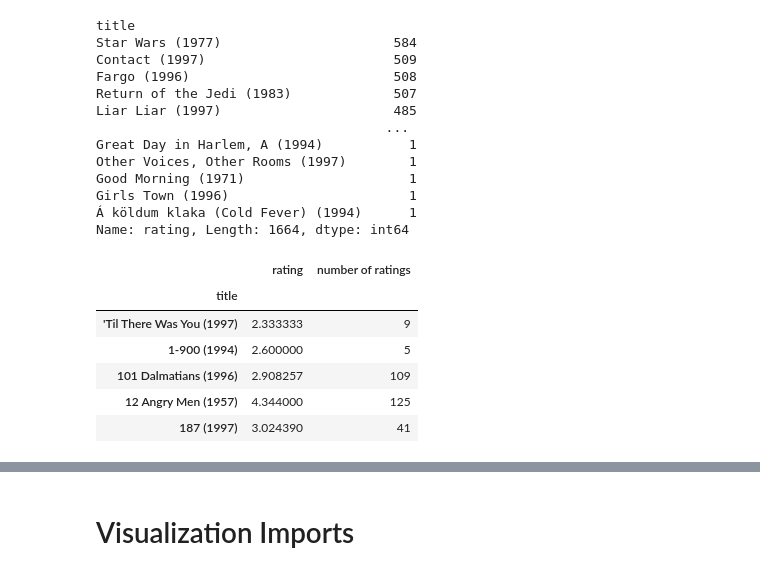
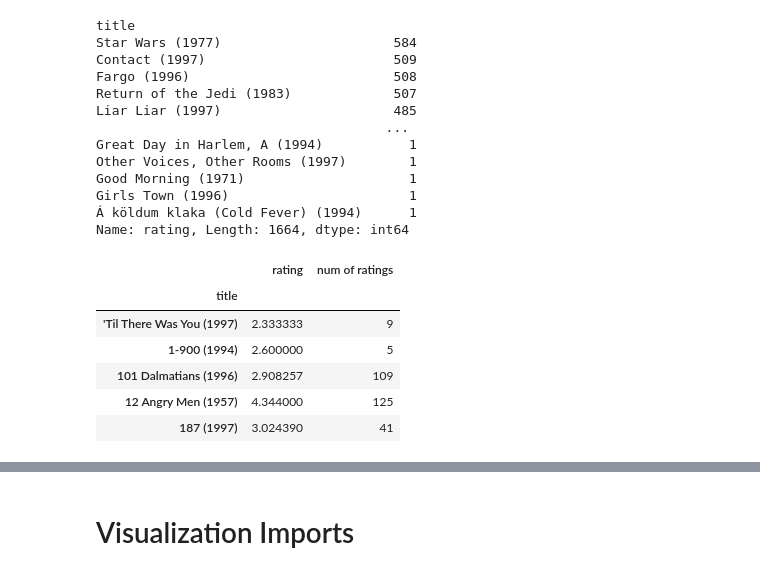
Before and after one commit to GulsahDurmaz/Implementation_of_Movie_Recommender_System, a Jupyter notebook: Implementation_of_Movie_Recommender_System.ipynb, the cells around one changed output, grey strips where cells are left out. Cells and saved outputs as stored; diff of their text form; code cells hidden in the pictures.

```diff
--- a/Implementation_of_Movie_Recommender_System.ipynb
+++ b/Implementation_of_Movie_Recommender_System.ipynb
@@ -129,10 +152,10 @@ Name: rating, Length: 1664, dtype: int64
 # %%
 # creating df with rating count values
 ratings = pd.DataFrame(data.groupby('title')['rating'].mean())
-ratings['number of ratings'] = pd.DataFrame(data.groupby('title')['rating'].count())
+ratings['num of ratings'] = pd.DataFrame(data.groupby('title')['rating'].count())
 ratings.head()
 # %% [output]
-|  | rating | number of ratings |
+|  | rating | num of ratings |
 | title |  |  |
 | 'Til There Was You (1997) | 2.333333 | 9 |
 | 1-900 (1994) | 2.600000 | 5 |
```
Also changed, not shown: parts of 15 cells of this notebook.
